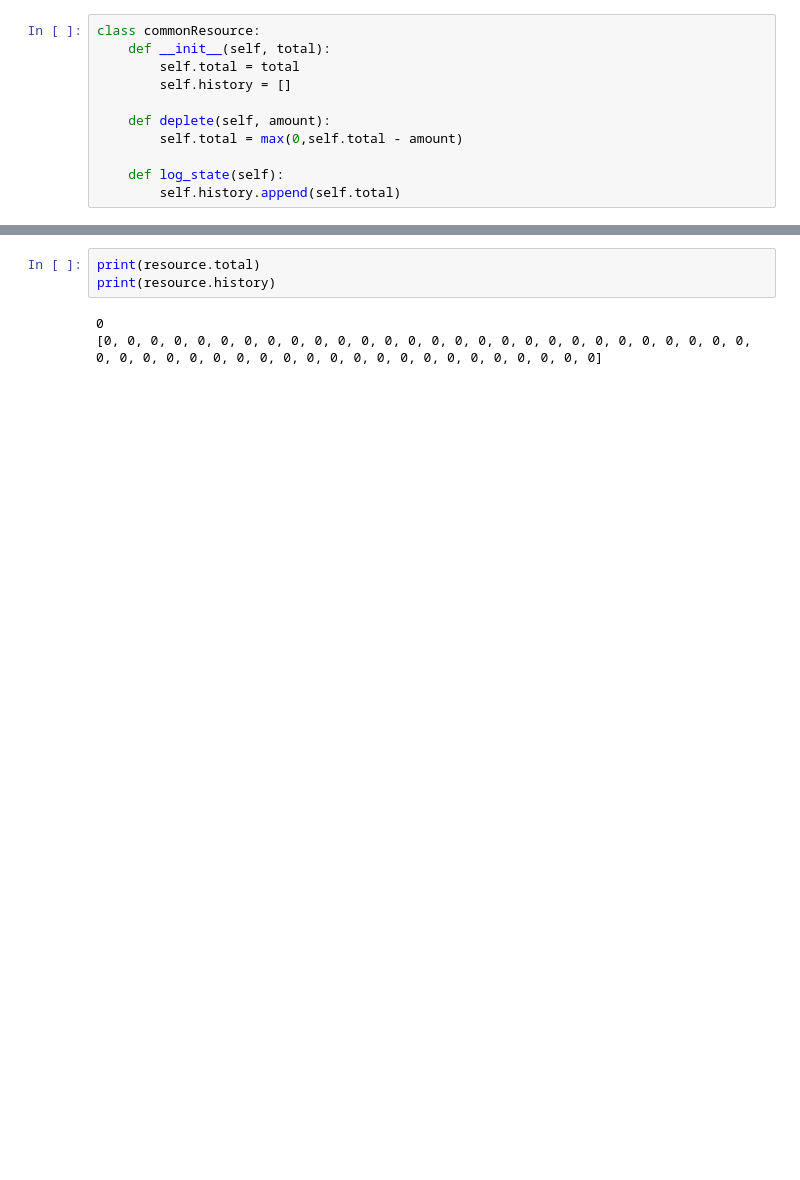
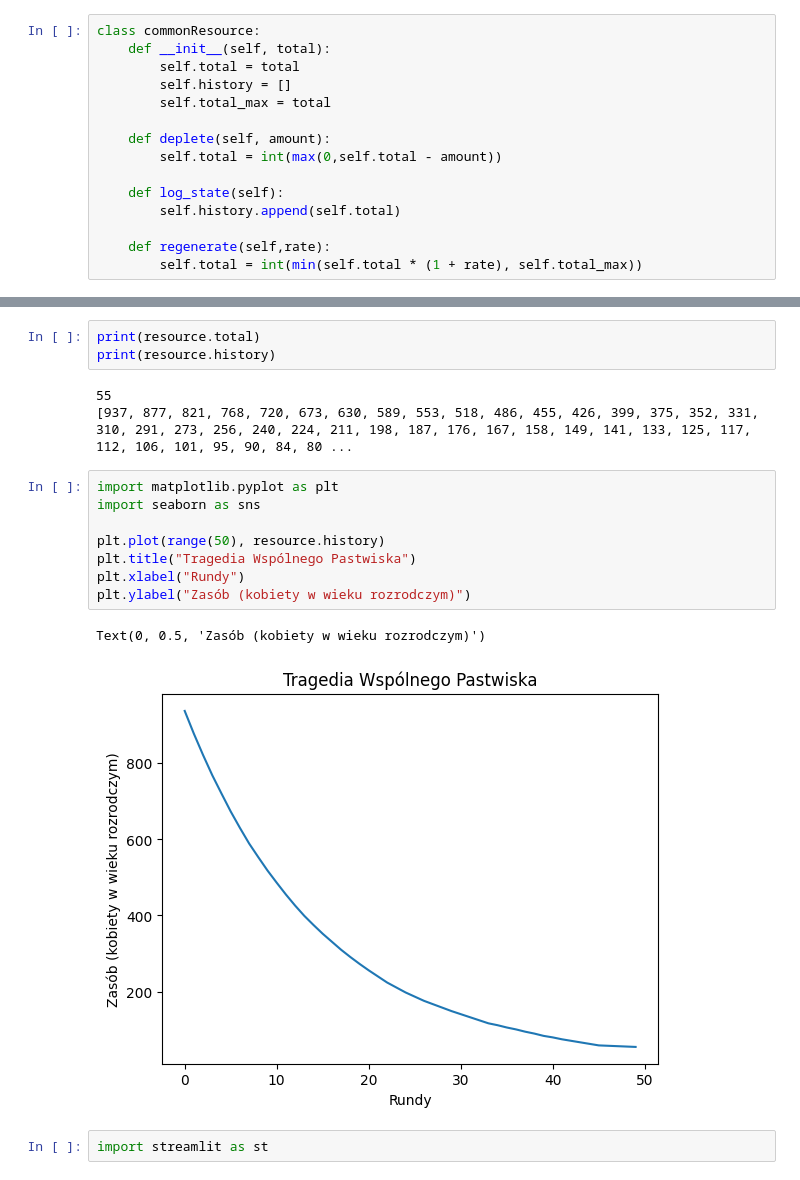
Before and after one commit to KacperTymkow/commons-tragedy-sim, a Jupyter notebook: TwP.ipynb, the cells around one changed output, grey strips where cells are left out. Cells and saved outputs as stored; diff of their text form; blank space fills up the shorter version.

Commit message:
Add resource regeneration calculations on int empty streamlit dashboard

```diff
--- a/TwP.ipynb
+++ b/TwP.ipynb
@@ -25,12 +25,16 @@ class commonResource:
     def __init__(self, total):
         self.total = total
         self.history = []
+        self.total_max = total
 
     def deplete(self, amount):
-        self.total = max(0,self.total - amount)
+        self.total = int(max(0,self.total - amount))
 
     def log_state(self):
         self.history.append(self.total)
+
+    def regenerate(self,rate):
+        self.total = int(min(self.total * (1 + rate), self.total_max))
 # %%
 resource = commonResource(1000)
 agents = [tiktok,meta,google]
@@ -48,5 +54,18 @@ for l in range(50):
 print(resource.total)
 print(resource.history)
 # %% [output]
-0
-[0, 0, 0, 0, 0, 0, 0, 0, 0, 0, 0, 0, 0, 0, 0, 0, 0, 0, 0, 0, 0, 0, 0, 0, 0, 0, 0, 0, 0, 0, 0, 0, 0, 0, 0, 0, 0, 0, 0, 0, 0, 0, 0, 0, 0, 0, 0, 0, 0, 0]
+55
+[937, 877, 821, 768, 720, 673, 630, 589, 553, 518, 486, 455, 426, 399, 375, 352, 331, 310, 291, 273, 256, 240, 224, 211, 198, 187, 176, 167, 158, 149, 141, 133, 125, 117, 112, 106, 101, 95, 90, 84, 80 ...
+# %%
+import matplotlib.pyplot as plt
+import seaborn as sns
+
+plt.plot(range(50), resource.history)
+plt.title("Tragedia Wspólnego Pastwiska")
+plt.xlabel("Rundy")
+plt.ylabel("Zasób (kobiety w wieku rozrodczym)")
+# %% [output]
+Text(0, 0.5, 'Zasób (kobiety w wieku rozrodczym)')
+[figure, added]
+# %%
+import streamlit as st
```
Also changed, not shown: parts of 6 cells of this notebook, 1 other file.
